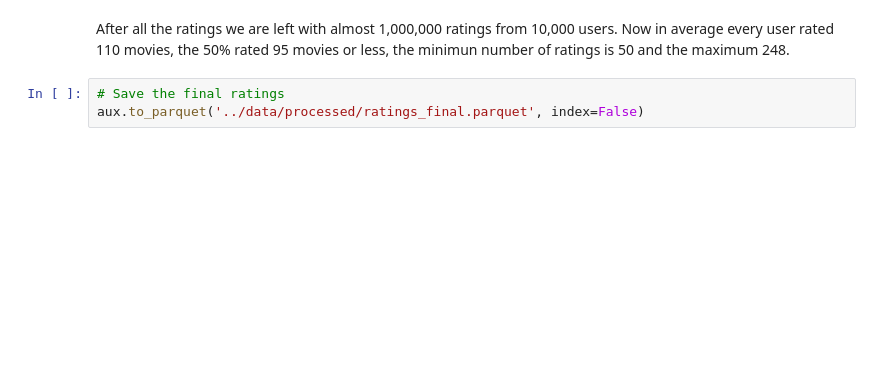
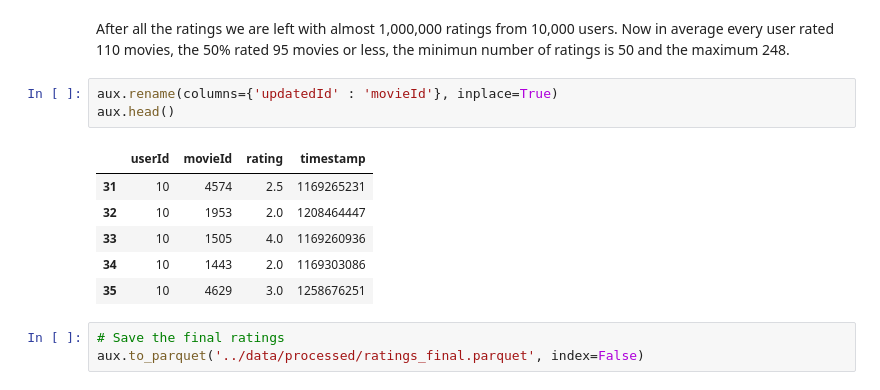
Before and after one commit to PablooDario/Movie-Recommender-System, a Jupyter notebook: ml/notebooks/6_Filtering_Ratings.ipynb, the cells around one changed output. Drawn from its saved outputs; the diff is of its cells as text; blank space fills up the shorter version.

```diff
--- a/ml/notebooks/6_Filtering_Ratings.ipynb
+++ b/ml/notebooks/6_Filtering_Ratings.ipynb
@@ -316,5 +308,15 @@ plt.show()
 # %% [markdown]
 After all the ratings we are left with almost 1,000,000 ratings from 10,000 users. Now in average every user rated 110 movies, the 50% rated 95 movies or less, the minimun number of ratings is 50 and the maximum 248.
+# %%
+aux.rename(columns={'updatedId' : 'movieId'}, inplace=True)
+aux.head()
+# %% [output]
+|  | userId | movieId | rating | timestamp |
+| 31 | 10 | 4574 | 2.5 | 1169265231 |
+| 32 | 10 | 1953 | 2.0 | 1208464447 |
+| 33 | 10 | 1505 | 4.0 | 1169260936 |
+| 34 | 10 | 1443 | 2.0 | 1169303086 |
+| 35 | 10 | 4629 | 3.0 | 1258676251 |
 # %%
 # Save the final ratings
 aux.to_parquet('../data/processed/ratings_final.parquet', index=False)
```
Also changed, not shown: parts of 17 cells of this notebook, 1 other file.
